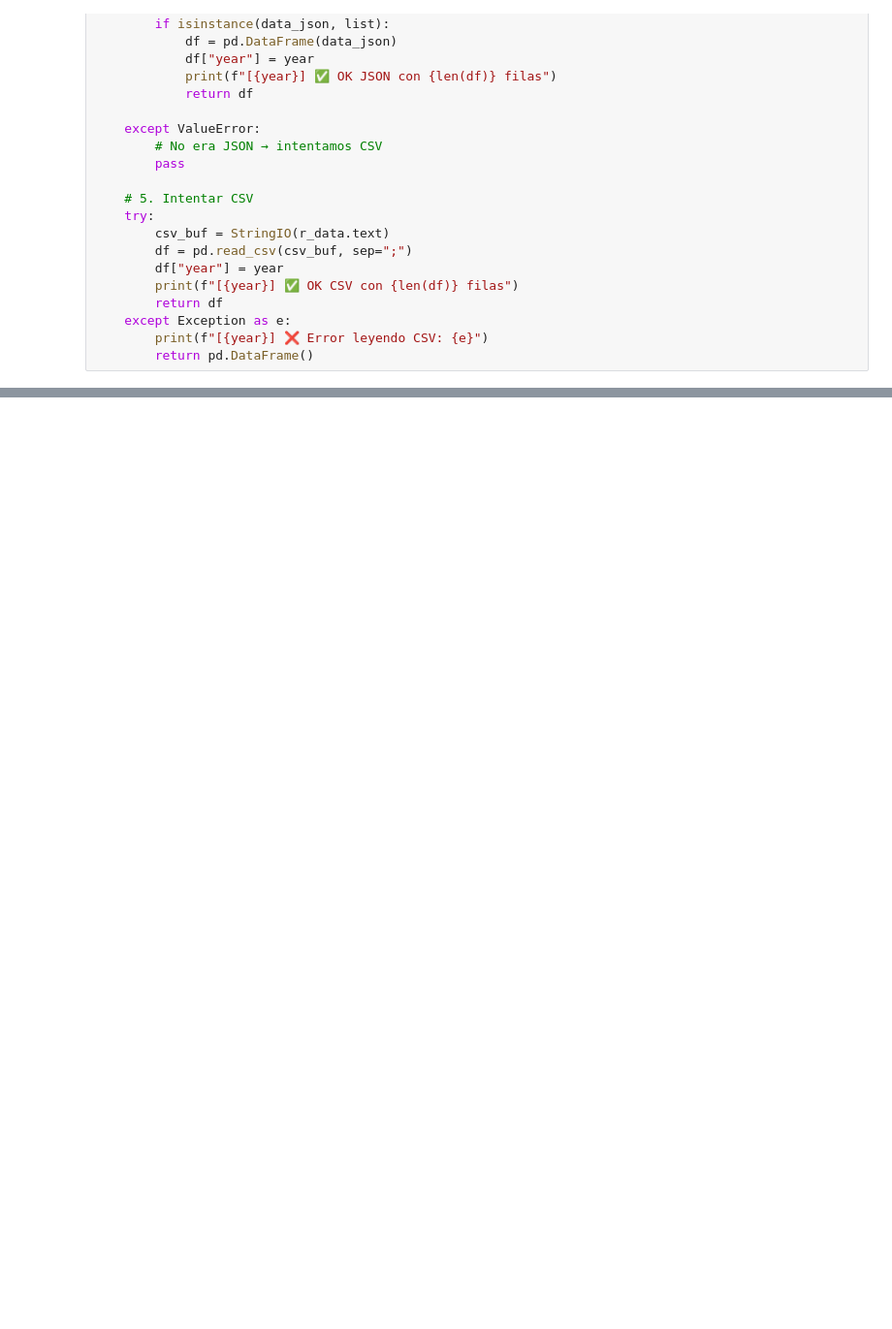
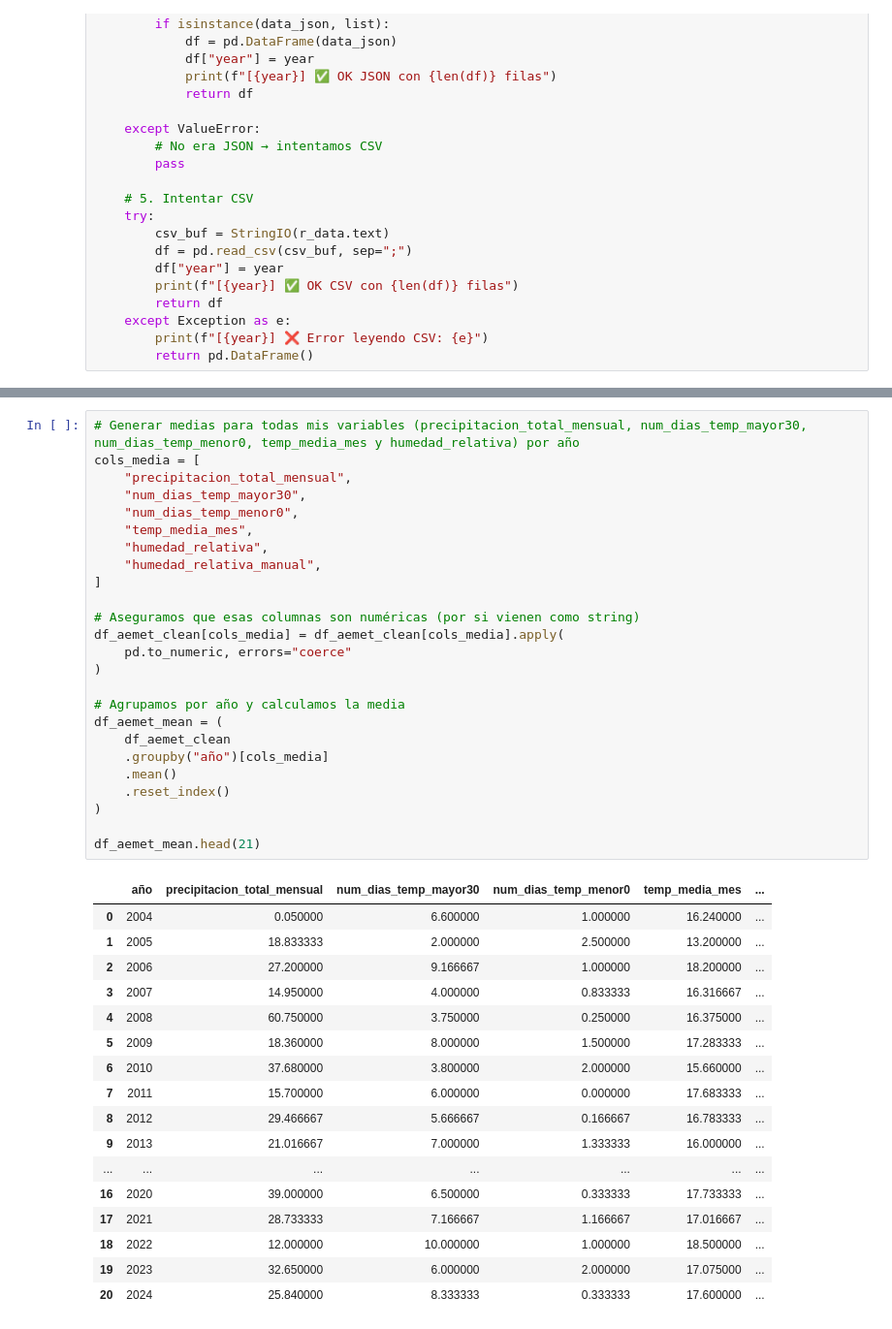
Before and after one commit to martacarballo/vino-para-quedarse, a Jupyter notebook: analisis_vino.ipynb, the cells around one changed output, grey strips where cells are left out. Shown at 97% size. Drawn from its saved outputs; the diff is of its cells as text; blank space fills up the shorter version.

```diff
--- a/analisis_vino.ipynb
+++ b/analisis_vino.ipynb
@@ -207,0 +420,43 @@ df_aemet.to_csv("aemet_vino_raw.csv", index=False)
+# %%
+# Generar medias para todas mis variables (precipitacion_total_mensual, num_dias_temp_mayor30, num_dias_temp_menor0, temp_media_mes y humedad_relativa) por año
+cols_media = [
+    "precipitacion_total_mensual",
+    "num_dias_temp_mayor30",
+    "num_dias_temp_menor0",
+    "temp_media_mes",
+    "humedad_relativa",
+    "humedad_relativa_manual",
+]
+
+# Aseguramos que esas columnas son numéricas (por si vienen como string)
+df_aemet_clean[cols_media] = df_aemet_clean[cols_media].apply(
+    pd.to_numeric, errors="coerce"
+)
+
+# Agrupamos por año y calculamos la media
+df_aemet_mean = (
+    df_aemet_clean
+    .groupby("año")[cols_media]
+    .mean()
+    .reset_index()
+)
+
+df_aemet_mean.head(21)
+# %% [output]
+|  | año | precipitacion_total_mensual | num_dias_temp_mayor30 | num_dias_temp_menor0 | temp_media_mes | ... |
+| 0 | 2004 | 0.050000 | 6.600000 | 1.000000 | 16.240000 | ... |
+| 1 | 2005 | 18.833333 | 2.000000 | 2.500000 | 13.200000 | ... |
+| 2 | 2006 | 27.200000 | 9.166667 | 1.000000 | 18.200000 | ... |
+| 3 | 2007 | 14.950000 | 4.000000 | 0.833333 | 16.316667 | ... |
+| 4 | 2008 | 60.750000 | 3.750000 | 0.250000 | 16.375000 | ... |
+| 5 | 2009 | 18.360000 | 8.000000 | 1.500000 | 17.283333 | ... |
+| 6 | 2010 | 37.680000 | 3.800000 | 2.000000 | 15.660000 | ... |
+| 7 | 2011 | 15.700000 | 6.000000 | 0.000000 | 17.683333 | ... |
+| 8 | 2012 | 29.466667 | 5.666667 | 0.166667 | 16.783333 | ... |
+| 9 | 2013 | 21.016667 | 7.000000 | 1.333333 | 16.000000 | ... |
+| ... | ... | ... | ... | ... | ... | ... |
+| 16 | 2020 | 39.000000 | 6.500000 | 0.333333 | 17.733333 | ... |
+| 17 | 2021 | 28.733333 | 7.166667 | 1.166667 | 17.016667 | ... |
+| 18 | 2022 | 12.000000 | 10.000000 | 1.000000 | 18.500000 | ... |
+| 19 | 2023 | 32.650000 | 6.000000 | 2.000000 | 17.075000 | ... |
+| 20 | 2024 | 25.840000 | 8.333333 | 0.333333 | 17.600000 | ... |
```
Also changed, not shown: parts of 20 cells of this notebook, 2 other files.
